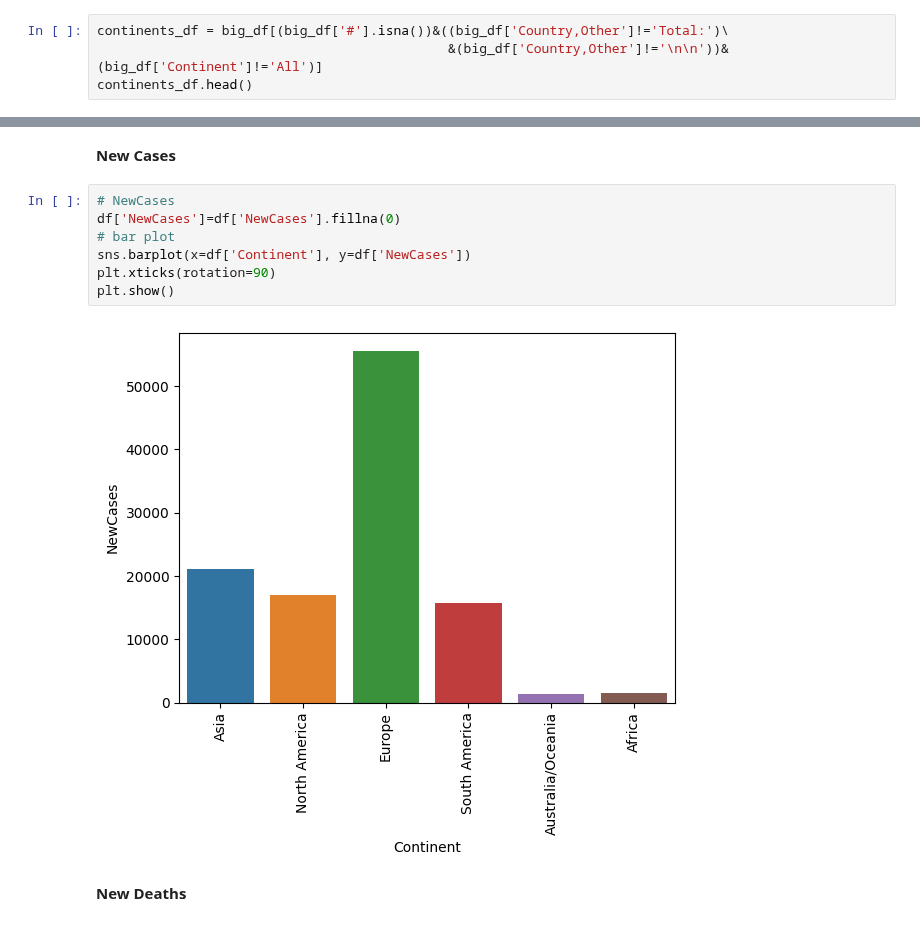
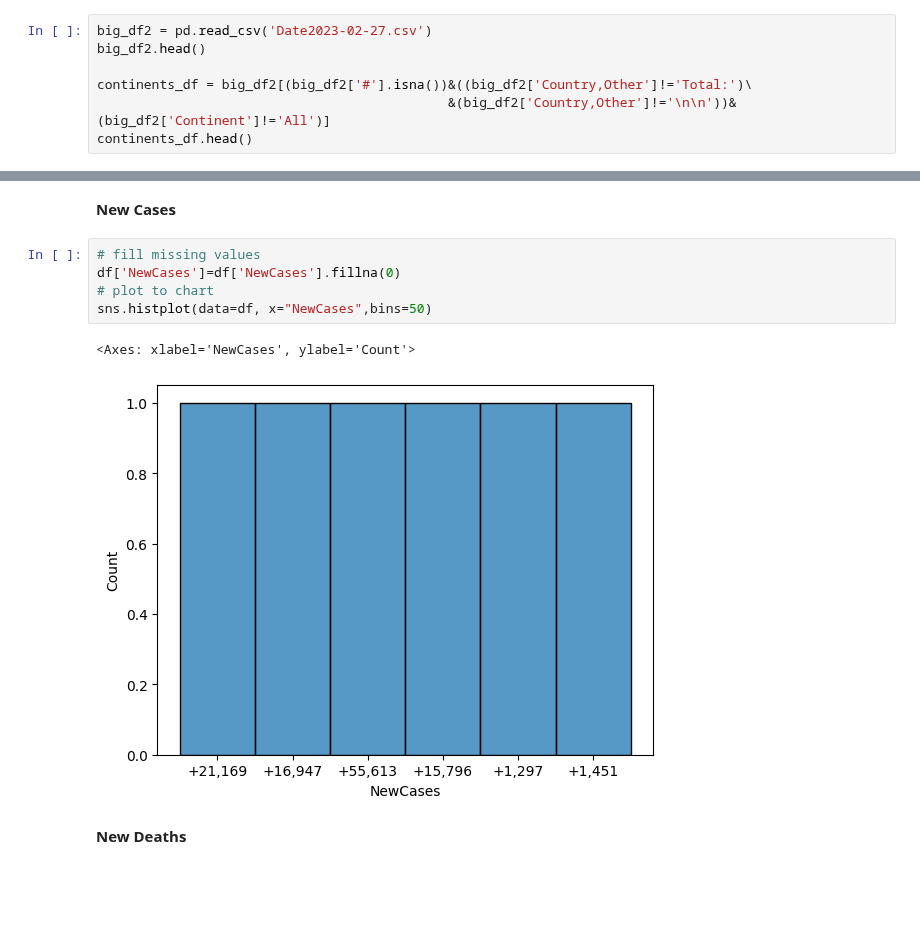
Before and after one commit to daongochoa2002/Lab1-Data-Visualization, a Jupyter notebook: Coronavirus Analysis.ipynb, the cells around one changed output, grey strips where cells are left out. Drawn from its saved outputs; the diff is of its cells as text; blank space fills up the shorter version.

Commit message:
use new data

```diff
--- a/Coronavirus Analysis.ipynb
+++ b/Coronavirus Analysis.ipynb
@@ -427,8 +420,11 @@ The background (academics environment and current situation) can influence eithe
 # %% [markdown]
 # Continents
 # %%
-continents_df = big_df[(big_df['#'].isna())&((big_df['Country,Other']!='Total:')\
-                                             &(big_df['Country,Other']!='\n\n'))&(big_df['Continent']!='All')]
+big_df2 = pd.read_csv('Date2023-02-27.csv')
+big_df2.head()
+
+continents_df = big_df2[(big_df2['#'].isna())&((big_df2['Country,Other']!='Total:')\
+                                             &(big_df2['Country,Other']!='\n\n'))&(big_df2['Continent']!='All')]
 continents_df.head()
 # %% [output]
 |  | # | Country,Other | TotalCases | NewCases | TotalDeaths | NewDeaths | TotalRecovered | NewRecovered | ... |
@@ -482,14 +467,13 @@ df
 # %% [markdown]
 **New Cases**
 # %%
-# NewCases
+# fill missing values
 df['NewCases']=df['NewCases'].fillna(0)
-# bar plot
-sns.barplot(x=df['Continent'], y=df['NewCases'])
-plt.xticks(rotation=90)
-plt.show()
+# plot to chart
+sns.histplot(data=df, x="NewCases",bins=50)
 # %% [output]
+<Axes: xlabel='NewCases', ylabel='Count'>
-[figure, old version]
+[figure, new version]
 # %% [markdown]
 **New Deaths**
 # %%
```
Also changed, not shown: parts of 10 cells of this notebook.
